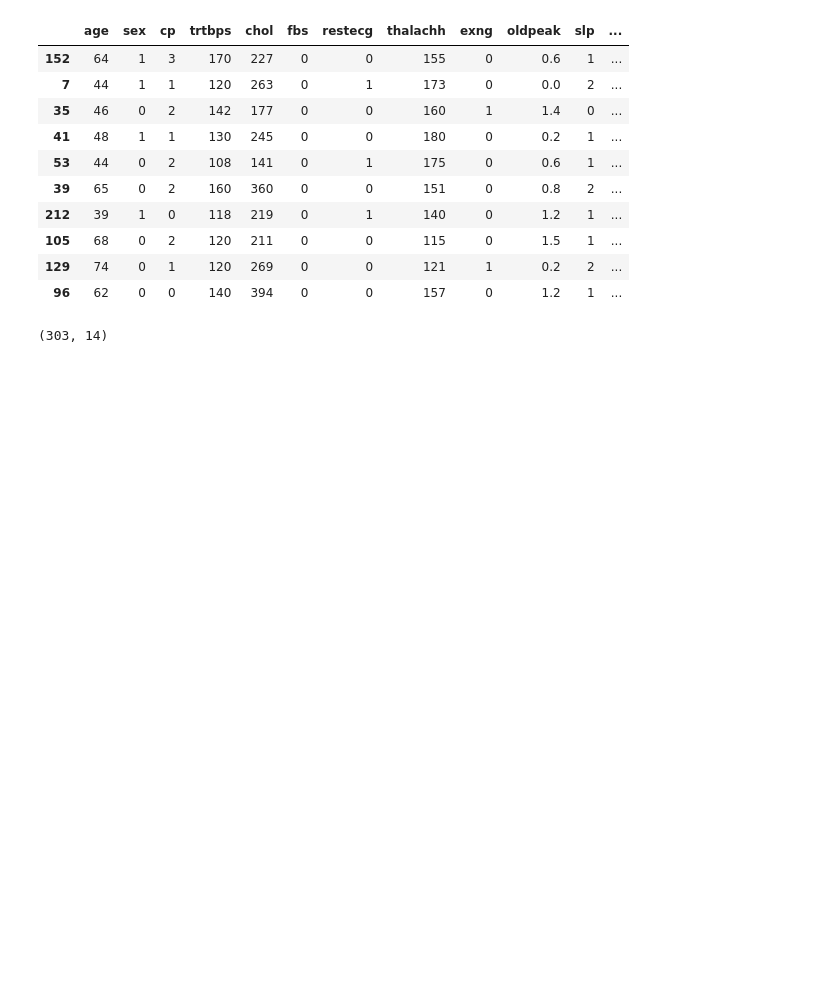
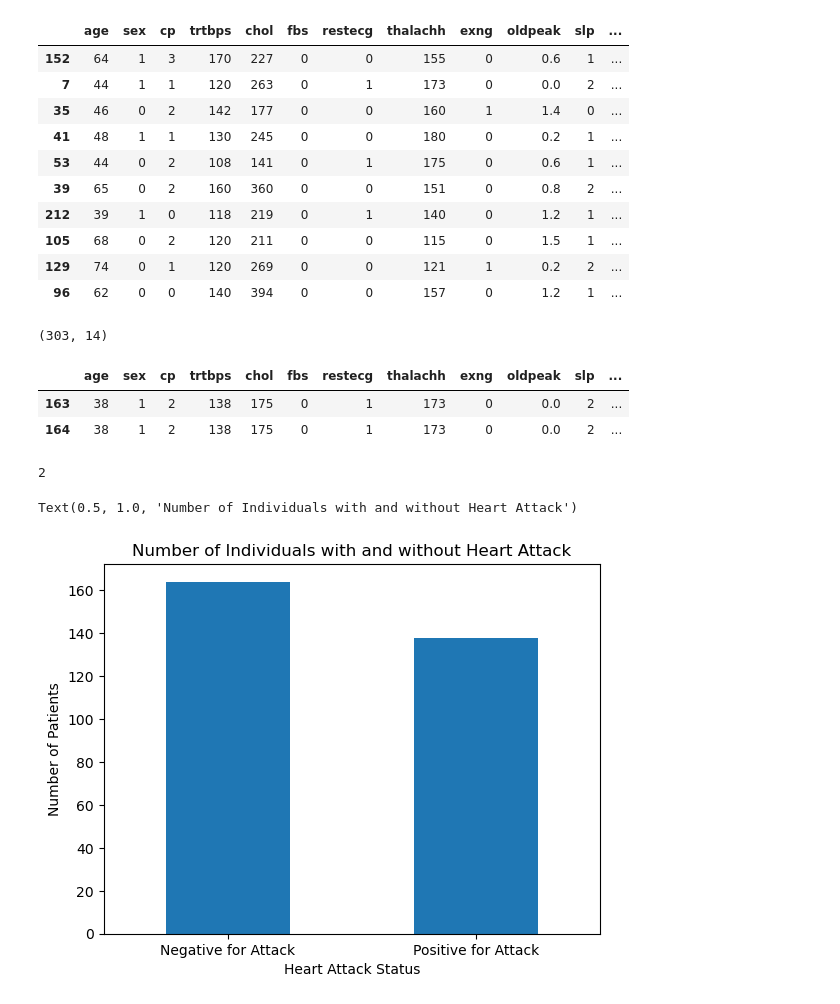
Before and after one commit to Lfg2st/CardioGuardian, a Jupyter notebook: main.ipynb, the cells around one changed output. Drawn from its saved outputs; the diff is of its cells as text; code cells hidden in the pictures; blank space fills up the shorter version.

Commit message:
nearly completed EDA

```diff
--- a/main.ipynb
+++ b/main.ipynb
@@ -179,0 +200,28 @@ df.shape
+# %%
+# we find that there are two rows which are duplicated
+
+duplicate_filtered_df
+# %% [output]
+|  | age | sex | cp | trtbps | chol | fbs | restecg | thalachh | exng | oldpeak | slp | ... |
+| 163 | 38 | 1 | 2 | 138 | 175 | 0 | 1 | 173 | 0 | 0.0 | 2 | ... |
+| 164 | 38 | 1 | 2 | 138 | 175 | 0 | 1 | 173 | 0 | 0.0 | 2 | ... |
+# %%
+df.drop_duplicates(inplace = True)
+# %%
+len(df.output.value_counts())
+# %% [output]
+2
+# %%
+# dataset very balanced --> nearly equal samples of with and without heart disease which removes bias
+
+df.output.value_counts().plot(kind = 'bar')
+
+plt.xticks(range(len(df.output.value_counts())), ['Negative for Attack', 'Positive for Attack'], rotation = 360)
+plt.ylabel('Number of Patients')
+plt.xlabel('Heart Attack Status')
+plt.title('Number of patients')
+plt.title('Number of Individuals with and without Heart Attack')
+# plt.savefig('visualisations/output_v_freq.jpeg') # COMMENTED TO REMOVE SAVE AT RUNTIME
+# %% [output]
+Text(0.5, 1.0, 'Number of Individuals with and without Heart Attack')
+[figure, added]
```
Also changed, not shown: parts of 10 cells of this notebook, 13 other files.
